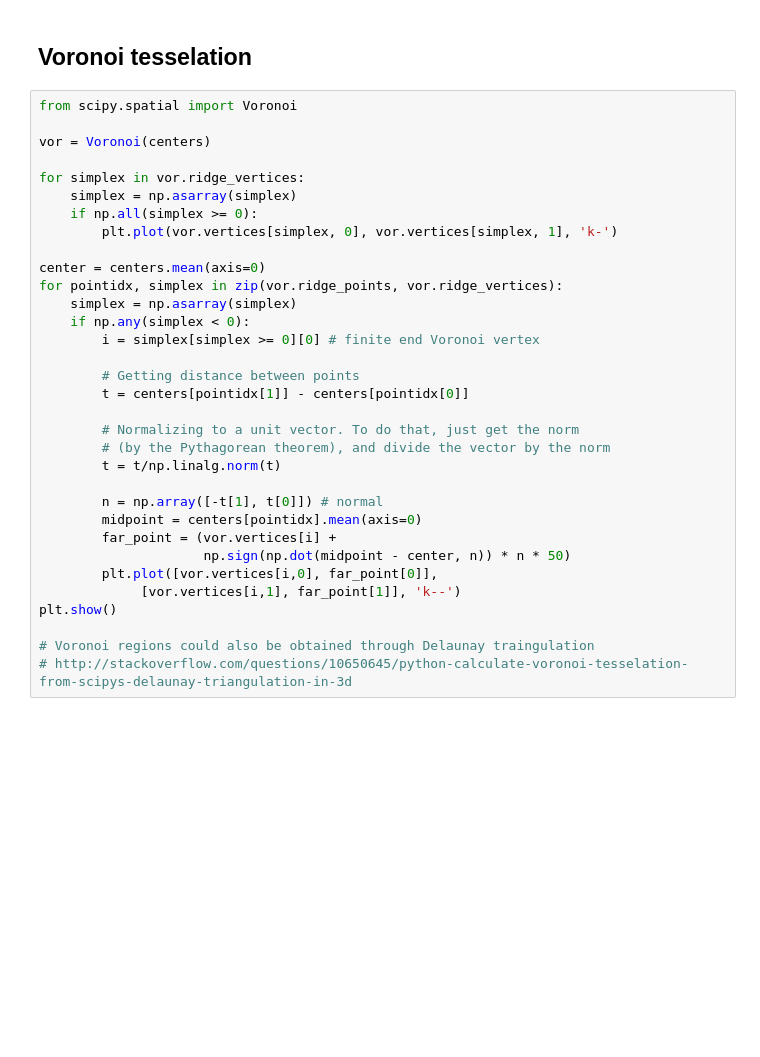
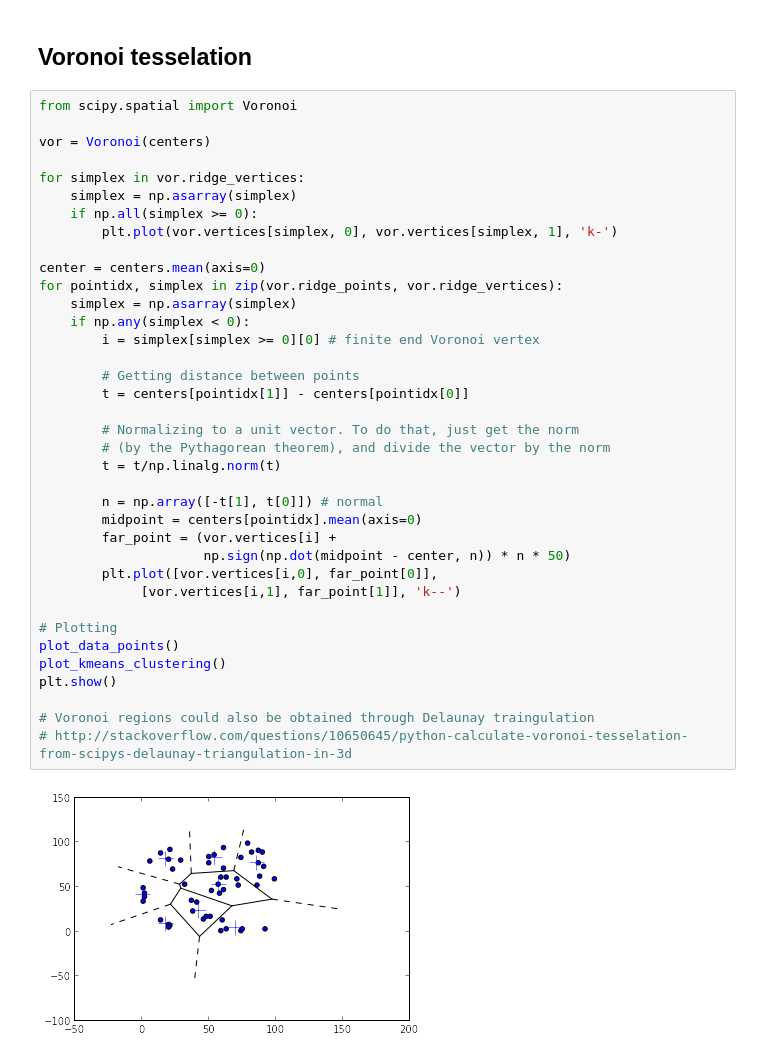
Before and after one commit to dapregi/toy_projects, a Jupyter notebook: ipython_nbs/kmeans_voronoi.ipynb, the cells around one changed output. Saved outputs shown, nothing was run; the diff lists cells and outputs as text; blank space fills up the shorter version.

```diff
--- a/ipython_nbs/kmeans_voronoi.ipynb
+++ b/ipython_nbs/kmeans_voronoi.ipynb
@@ -45,30 +49,36 @@ from scipy.spatial import Voronoi
 vor = Voronoi(centers)
 
 for simplex in vor.ridge_vertices:
     simplex = np.asarray(simplex)
     if np.all(simplex >= 0):
         plt.plot(vor.vertices[simplex, 0], vor.vertices[simplex, 1], 'k-')
 
 center = centers.mean(axis=0)
 for pointidx, simplex in zip(vor.ridge_points, vor.ridge_vertices):
     simplex = np.asarray(simplex)
     if np.any(simplex < 0):
         i = simplex[simplex >= 0][0] # finite end Voronoi vertex
 
         # Getting distance between points
         t = centers[pointidx[1]] - centers[pointidx[0]]
 
         # Normalizing to a unit vector. To do that, just get the norm
         # (by the Pythagorean theorem), and divide the vector by the norm
         t = t/np.linalg.norm(t)
 
         n = np.array([-t[1], t[0]]) # normal
         midpoint = centers[pointidx].mean(axis=0)
         far_point = (vor.vertices[i] +
                      np.sign(np.dot(midpoint - center, n)) * n * 50)
         plt.plot([vor.vertices[i,0], far_point[0]],
              [vor.vertices[i,1], far_point[1]], 'k--')
+
+# Plotting
+plot_data_points()
+plot_kmeans_clustering()
 plt.show()
 
 # Voronoi regions could also be obtained through Delaunay traingulation
 # http://stackoverflow.com/questions/10650645/python-calculate-voronoi-tesselation-from-scipys-delaunay-triangulation-in-3d
+# %% [output]
+[figure, added]
```
Also changed, not shown: parts of 3 cells of this notebook.
